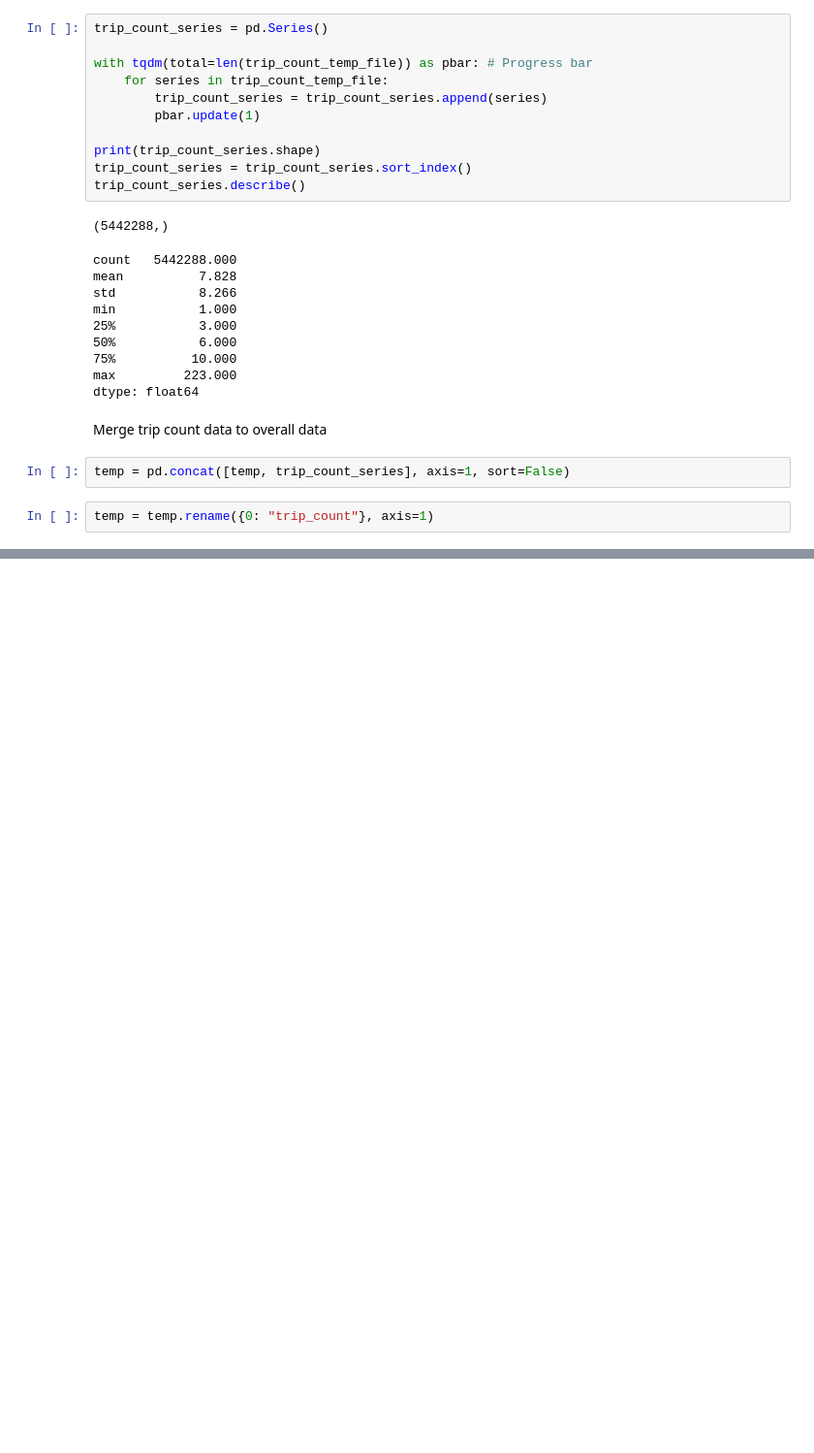
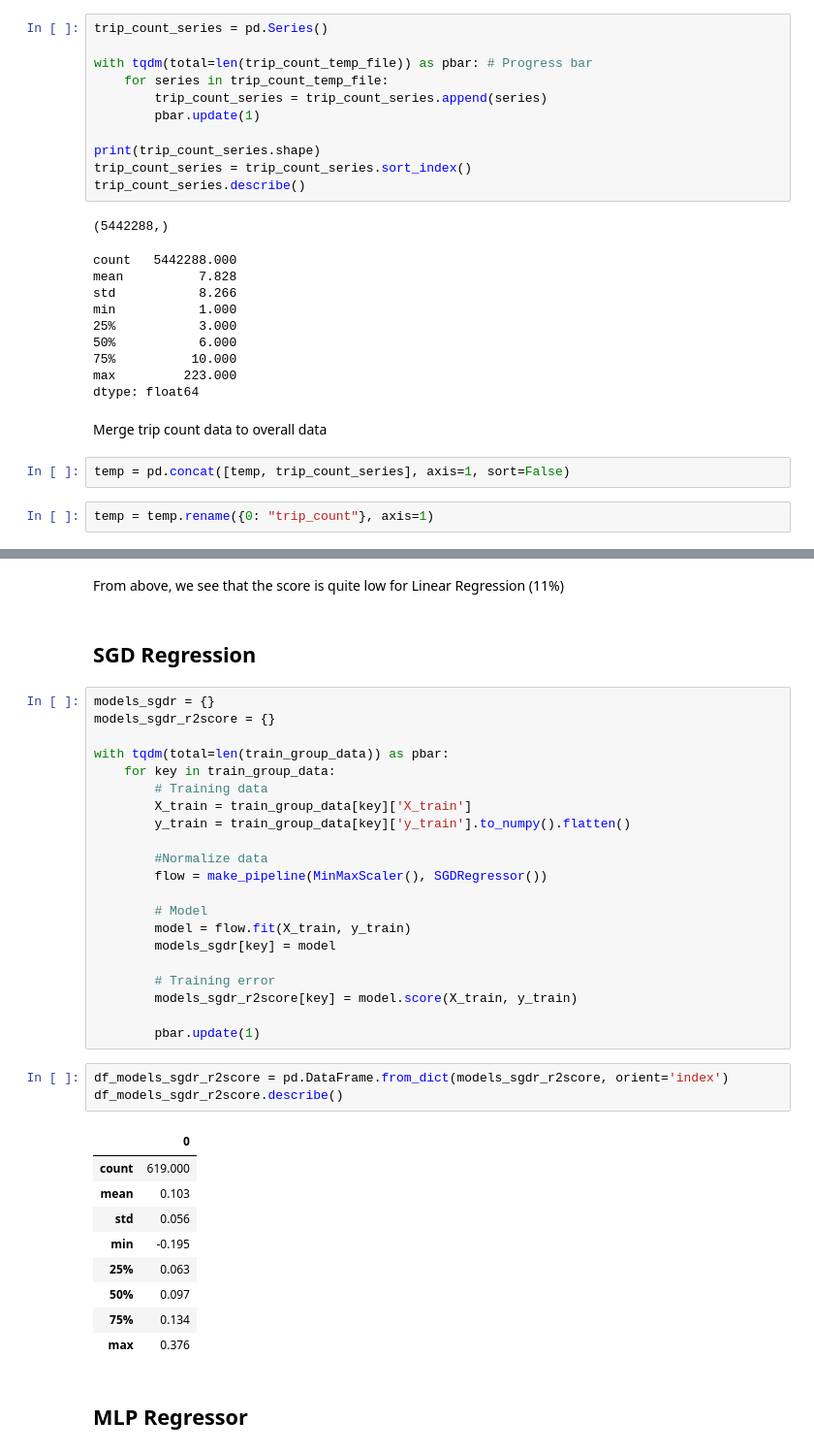
Before and after one commit to Star-Shopping/comp432-bixi-ml, a Jupyter notebook: BIXI.ipynb, the cells around one changed output, grey strips where cells are left out. Shown at 97% size. Drawn from its saved outputs; the diff is of its cells as text; blank space fills up the shorter version.

```diff
--- a/BIXI.ipynb
+++ b/BIXI.ipynb
@@ -393,0 +576,40 @@ temp.sample(5)
+# %% [markdown]
+From above, we see that the score is quite low for Linear Regression (11%)
+# %% [markdown]
+## SGD Regression
+# %%
+models_sgdr = {}
+models_sgdr_r2score = {}
+
+with tqdm(total=len(train_group_data)) as pbar:
+    for key in train_group_data:
+        # Training data
+        X_train = train_group_data[key]['X_train']
+        y_train = train_group_data[key]['y_train'].to_numpy().flatten()
+
+        #Normalize data
+        flow = make_pipeline(MinMaxScaler(), SGDRegressor())
+
+        # Model
+        model = flow.fit(X_train, y_train)
+        models_sgdr[key] = model
+
+        # Training error
+        models_sgdr_r2score[key] = model.score(X_train, y_train)
+
+        pbar.update(1)
+# %%
+df_models_sgdr_r2score = pd.DataFrame.from_dict(models_sgdr_r2score, orient='index')
+df_models_sgdr_r2score.describe()
+# %% [output]
+|  | 0 |
+| count | 619.000 |
+| mean | 0.103 |
+| std | 0.056 |
+| min | -0.195 |
+| 25% | 0.063 |
+| 50% | 0.097 |
+| 75% | 0.134 |
+| max | 0.376 |
+# %% [markdown]
+## MLP Regressor
```
Also changed, not shown: parts of 28 cells of this notebook.
